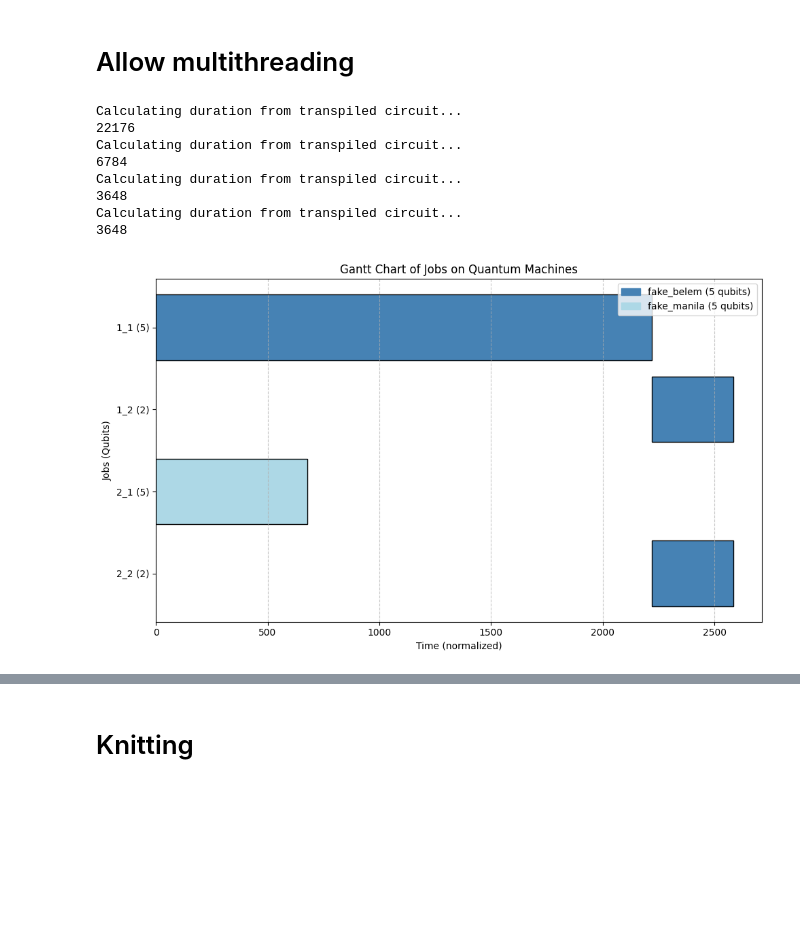
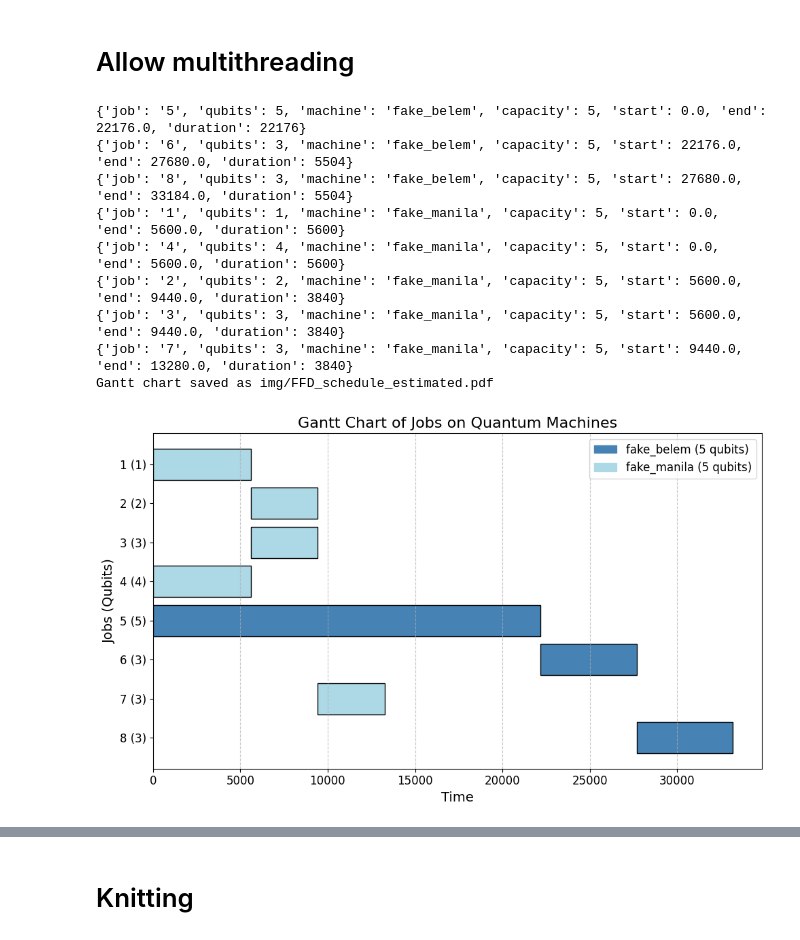
Before and after one commit to MagePro310/Quantum_Simulation_Scheduling_ver1, a Jupyter notebook: test_algorithm_FFD.ipynb, the cells around one changed output, grey strips where cells are left out. Saved outputs shown, nothing was run; the diff lists cells and outputs as text; code cells hidden in the pictures; blank space fills up the shorter version.

```diff
--- a/test_algorithm_FFD.ipynb
+++ b/test_algorithm_FFD.ipynb
@@ -82,13 +84,13 @@ from component.b_benchmark.mqt_tool import QuantumBenchmark
 from component.sup_sys.job_info import JobInfo
 
 # initialize the number of qubits and jobs
-num_qubits_per_job = 7
-num_jobs = 2
+num_qubits_per_job = [1,2,3,4,5,3,3,3]
+num_jobs = 8
 jobs = {}
 
 for i in range(num_jobs):
     job_id = str(i + 1)
-    jobs[job_id] = num_qubits_per_job
+    jobs[job_id] = num_qubits_per_job[i % len(num_qubits_per_job)]
 
 # update to result_Schedule
 result_Schedule.numcircuit = len(jobs)
@@ -223,0 +232,4 @@ Jobs have Updated Information:
+# %%
+data = analyze_cal.load_job_data("component/d_scheduling/scheduleResult/heuristic/FFD/schedule.json")
+update_scheduler_jobs(data, scheduler_job)
+visualize_data(data)
@@ -223,0 +240,7 @@ Jobs have Updated Information:
+# %%
+from component.c_circuit_work.knitting.width_k import expand_circuit_width
+print(scheduler_job)
+
+temp = scheduler_job['1'].circuit
+scheduler_job['1'].circuit = expand_circuit_width(scheduler_job['1'].circuit, scheduler_job['4'].circuit)
+scheduler_job['4'].circuit = expand_circuit_width(temp, scheduler_job['4'].circuit)
@@ -224,3 +249,7 @@ Jobs have Updated Information:
+# %%
+temp2 = scheduler_job['2'].circuit
+scheduler_job['2'].circuit = expand_circuit_width(scheduler_job['2'].circuit, scheduler_job['3'].circuit)
+scheduler_job['3'].circuit = expand_circuit_width(temp2, scheduler_job['3'].circuit)
 # %% [markdown]
 # Assemble
 # %%
@@ -266,30 +295,31 @@ Fidelity: None
 # %%
 # ...existing code...
 
 # For multithreading (parallel execution)
-from component.d_scheduling.simulation.scheduling_multithread import simulate_scheduling as simulate_multithread
+# from component.d_scheduling.simulation.scheduling_multithread import simulate_scheduling as simulate_multithread
+
+# jobs = data.copy()
+# updated_jobs = simulate_multithread(jobs, scheduler_job)
+# visualize_data(updated_jobs)
+
+# For single-threaded (no parallel execution)
+from component.d_scheduling.simulation.scheduling_singlethread import simulate_scheduling as simulate_singlethread
 
 jobs = data.copy()
-updated_jobs = simulate_multithread(jobs, scheduler_job)
+updated_jobs = simulate_singlethread(jobs, scheduler_job)
+for job in updated_jobs:
+    print(job)
+
 visualize_data(updated_jobs)
-
-# For single-threaded (no parallel execution)
-# from component.d_scheduling.simulation.scheduling_singlethread import simulate_scheduling as simulate_singlethread
-
-# jobs = data.copy()
-# updated_jobs = simulate_singlethread(jobs, scheduler_job)
-# for job in updated_jobs:
-#     print(job)
-
-# visualize_data(updated_jobs)
 # ...existing code...
 # %% [output]
-Calculating duration from transpiled circuit...
-22176
-Calculating duration from transpiled circuit...
-6784
-Calculating duration from transpiled circuit...
-3648
-Calculating duration from transpiled circuit...
-3648
+{'job': '5', 'qubits': 5, 'machine': 'fake_belem', 'capacity': 5, 'start': 0.0, 'end': 22176.0, 'duration': 22176}
+{'job': '6', 'qubits': 3, 'machine': 'fake_belem', 'capacity': 5, 'start': 22176.0, 'end': 27680.0, 'duration': 5504}
+{'job': '8', 'qubits': 3, 'machine': 'fake_belem', 'capacity': 5, 'start': 27680.0, 'end': 33184.0, 'duration': 5504}
+{'job': '1', 'qubits': 1, 'machine': 'fake_manila', 'capacity': 5, 'start': 0.0, 'end': 5600.0, 'duration': 5600}
+{'job': '4', 'qubits': 4, 'machine': 'fake_manila', 'capacity': 5, 'start': 0.0, 'end': 5600.0, 'duration': 5600}
+{'job': '2', 'qubits': 2, 'machine': 'fake_manila', 'capacity': 5, 'start': 5600.0, 'end': 9440.0, 'duration': 3840}
+{'job': '3', 'qubits': 3, 'machine': 'fake_manila', 'capacity': 5, 'start': 5600.0, 'end': 9440.0, 'duration': 3840}
+{'job': '7', 'qubits': 3, 'machine': 'fake_manila', 'capacity': 5, 'start': 9440.0, 'end': 13280.0, 'duration': 3840}
+Gantt chart saved as img/FFD_schedule_estimated.pdf
-[figure, old version]
+[figure, new version]
```
Also changed, not shown: parts of 9 cells of this notebook, 22 other files.
